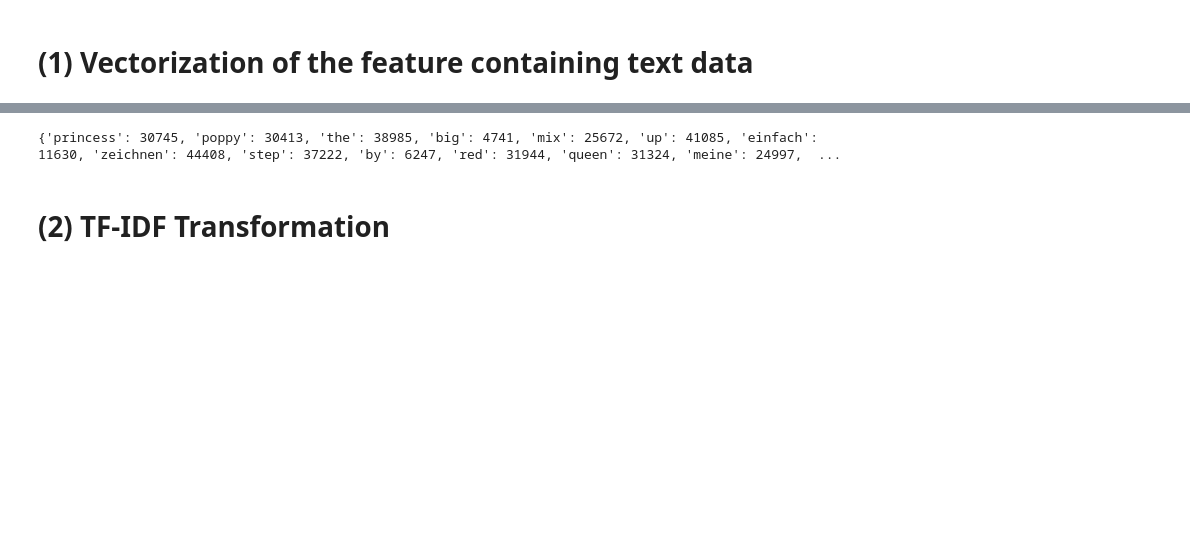
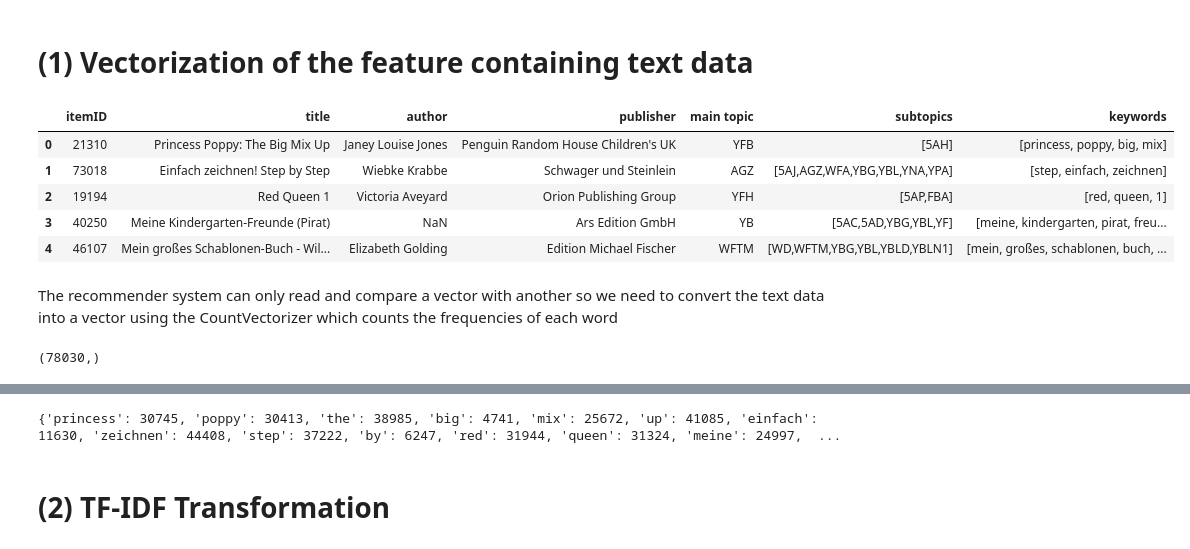
Before and after one commit to manu675/Data_Mining_Cup_Prudsys_21, a Jupyter notebook: eda_and_feature_engineering.ipynb, the cells around one changed output, grey strips where cells are left out. Drawn from its saved outputs; the diff is of its cells as text; code cells hidden in the pictures; blank space fills up the shorter version.

```diff
--- a/eda_and_feature_engineering.ipynb
+++ b/eda_and_feature_engineering.ipynb
@@ -459,5 +488,31 @@ Name: title, Length: 72128, dtype: int64
 # %% [markdown]
 # (1) Vectorization of the feature containing text data
+# %%
+# data pre-processing to remove stop words, punctuation, white space, and convert all words to lower case
+l = [] # instantiating an empty list
+r = Rake() # instantiating the RAKE (rapid automatic keyword extraction) object
+for index, row in items_df.iterrows():
+    r.extract_keywords_from_text(row['title'])
+    key_words_dict_scores = r.get_word_degrees()
+    l.append(list(key_words_dict_scores.keys()))
+items_df['keywords'] = l # creating a keywords column in the items_df dataframe
+# %%
+items_df.head()
+# %% [output]
+|  | itemID | title | author | publisher | main topic | subtopics | keywords |
+| 0 | 21310 | Princess Poppy: The Big Mix Up | Janey Louise Jones | Penguin Random House Children's UK | YFB | [5AH] | [princess, poppy, big, mix] |
+| 1 | 73018 | Einfach zeichnen! Step by Step | Wiebke Krabbe | Schwager und Steinlein | AGZ | [5AJ,AGZ,WFA,YBG,YBL,YNA,YPA] | [step, einfach, zeichnen] |
+| 2 | 19194 | Red Queen 1 | Victoria Aveyard | Orion Publishing Group | YFH | [5AP,FBA] | [red, queen, 1] |
+| 3 | 40250 | Meine Kindergarten-Freunde (Pirat) | NaN | Ars Edition GmbH | YB | [5AC,5AD,YBG,YBL,YF] | [meine, kindergarten, pirat, freu... |
+| 4 | 46107 | Mein großes Schablonen-Buch - Wil... | Elizabeth Golding | Edition Michael Fischer | WFTM | [WD,WFTM,YBG,YBL,YBLD,YBLN1] | [mein, großes, schablonen, buch, ... |
+# %% [markdown]
+The recommender system can only read and compare a vector with another so we need to convert the text data into a vector using the CountVectorizer which counts the frequencies of each word
+# %%
+#items_df["keywords"].shape
+
+items_df["title"].shape
+# %% [output]
+(78030,)
 # %%
 # instantiating the CountVectorizer as an object
 vectorizer = CountVectorizer()
```
Also changed, not shown: parts of 24 cells of this notebook.
